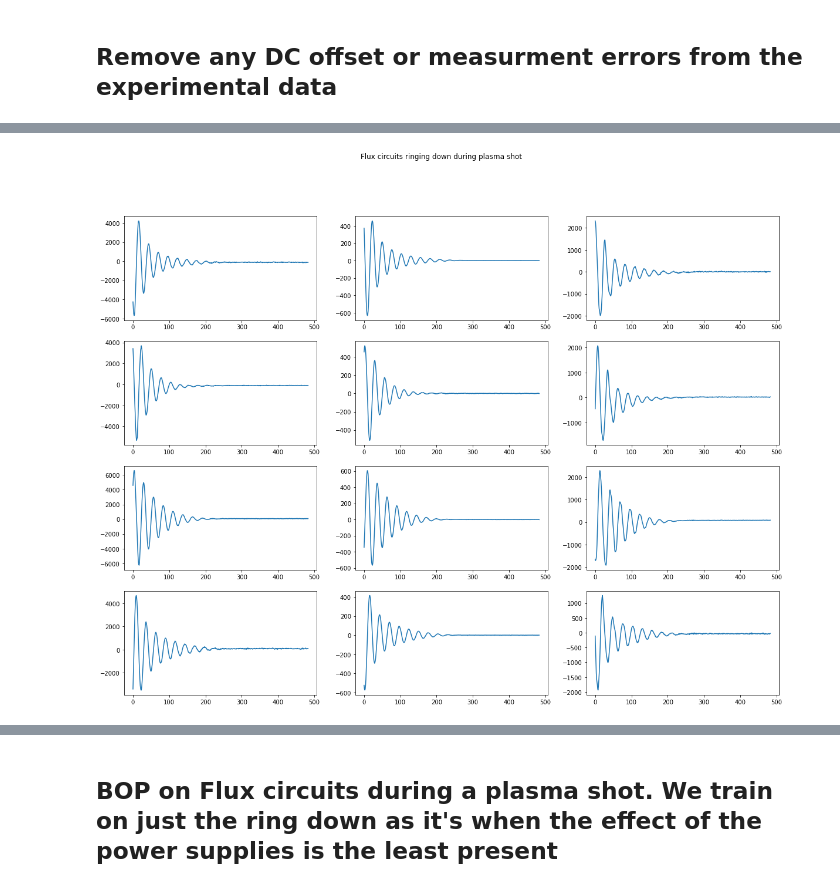
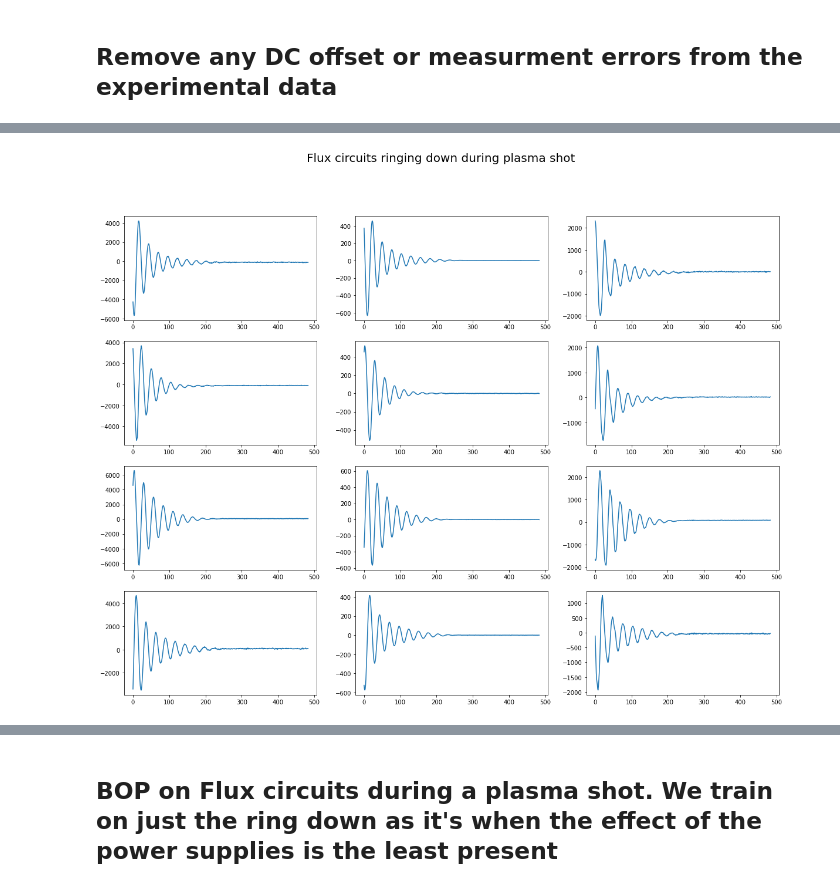
Before and after one commit to zachary-daniel/HIT-SI-Control, a Jupyter notebook: Python_Stuff/BOP_on_plasma_shot_for_Alan.ipynb, the cells around one changed output, grey strips where cells are left out. Saved outputs shown, nothing was run; the diff lists cells and outputs as text; code cells hidden in the pictures.

```diff
--- a/Python_Stuff/BOP_on_plasma_shot_for_Alan.ipynb
+++ b/Python_Stuff/BOP_on_plasma_shot_for_Alan.ipynb
@@ -302,9 +308,9 @@ make_graph( [ flux_trajectory_list[0][251::,:],xout_plasma_ss ], 'Analytic Plasm
 # %%
 plt.figure(figsize = (20,15))
 for i in range(12):
     plt.subplot(4,3,i+1)
     plt.plot(flux_trajectory_list[0][1772::,i])
-    plt.suptitle('Flux circuits ringing down during plasma shot')
+    plt.suptitle('Flux circuits ringing down during plasma shot',fontsize = 20)
 # %% [output]
-[figure, old version]
+[figure, new version]
 # %%
```
Also changed, not shown: parts of 26 cells of this notebook, 18 other files.
